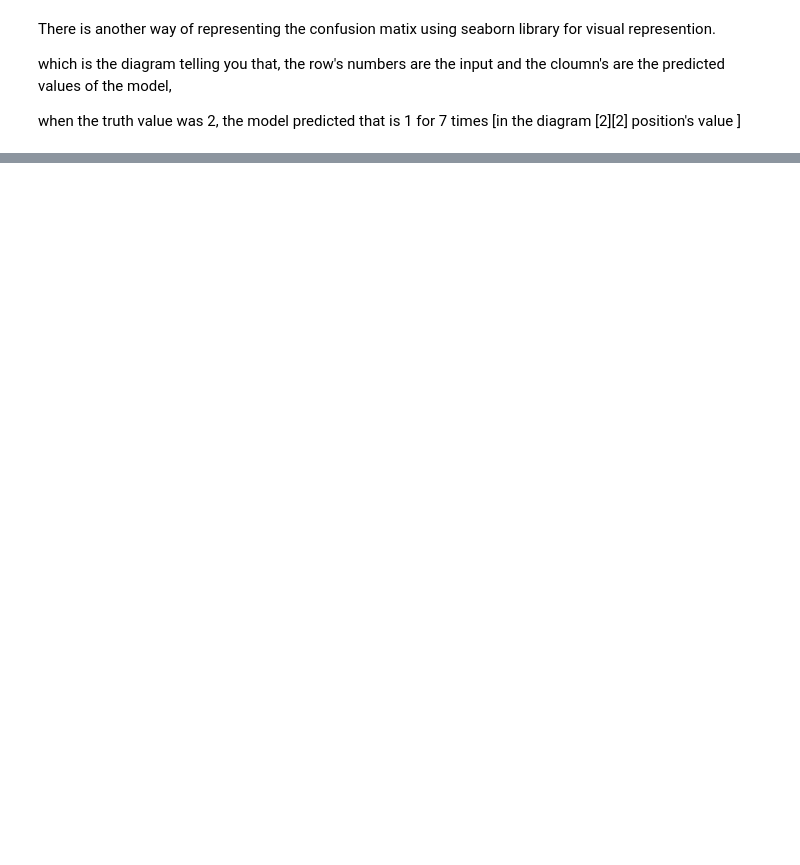
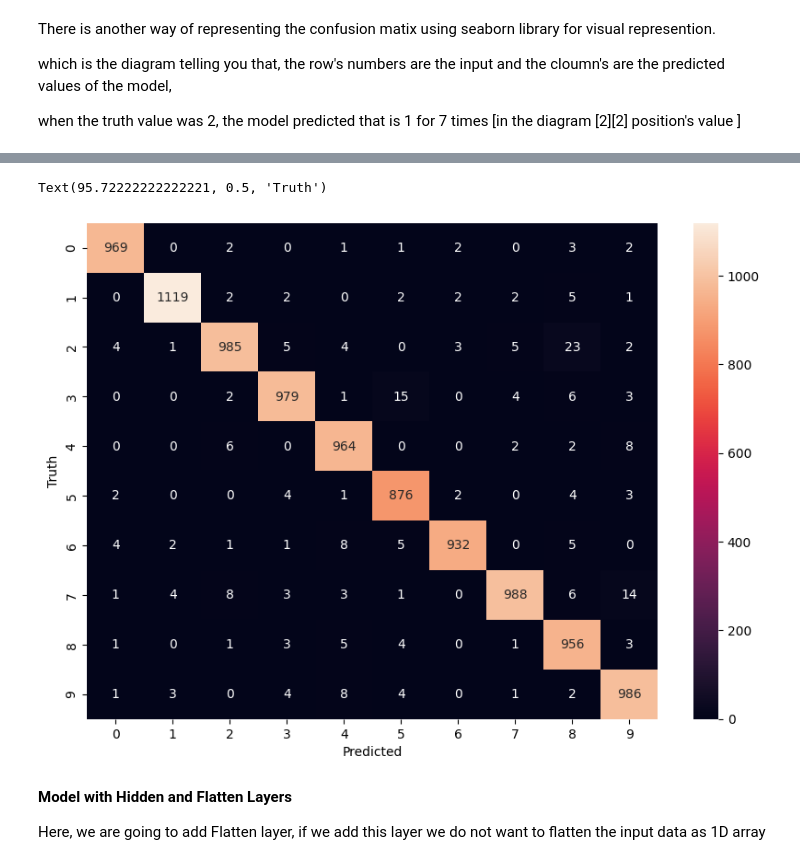
Before and after one commit to HariWork29/Colabworks, a Jupyter notebook: number_classification.ipynb, the cells around one changed output, grey strips where cells are left out. Saved outputs shown, nothing was run; the diff lists cells and outputs as text; code cells hidden in the pictures; blank space fills up the shorter version.

```diff
--- a/number_classification.ipynb
+++ b/number_classification.ipynb
@@ -253,0 +275,16 @@ Text(95.72222222222221, 0.5, 'Truth')
+# %%
+model_hidden = keras.Sequential([
+    keras.layers.Dense(100, input_shape = (784, ), activation = "relu"),
+    keras.layers.Dense(10, activation = "sigmoid")
+])
+
+model_hidden.compile(
+    optimizer="adam",
+    loss="sparse_categorical_crossentropy",
+    metrics=["accuracy"]
+)
+
+x_train_flatten = x_train.reshape(len(x_train), 28*28)
+x_test_flatten = x_test.reshape(len(x_test), 28*28)
+
+model_hidden.fit(x_train_flatten, y_train, epochs=7)
@@ -253,0 +312,23 @@ Text(95.72222222222221, 0.5, 'Truth')
+# %%
+y_predicted = model_hidden(x_test_flatten)
+# as we do above we takes the actual output,
+# which was predicted by model
+
+y_predicted_labels = [np.argmax(i) for i in y_predicted]
+
+# confusion matix
+con_mat = tf.math.confusion_matrix(labels = y_test, predictions = y_predicted_labels)
+con_mat
+
+import seaborn as sn
+plt.figure(figsize = (10,7))
+sn.heatmap(con_mat, annot=True, fmt='d')
+plt.xlabel('Predicted')
+plt.ylabel('Truth')
+# %% [output]
+Text(95.72222222222221, 0.5, 'Truth')
+[figure, added]
+# %% [markdown]
+**Model with Hidden and Flatten Layers**
+
+Here, we are going to add Flatten layer, if we add this layer we do not want to flatten the input data as 1D array
```
Also changed, not shown: parts of 13 cells of this notebook.
